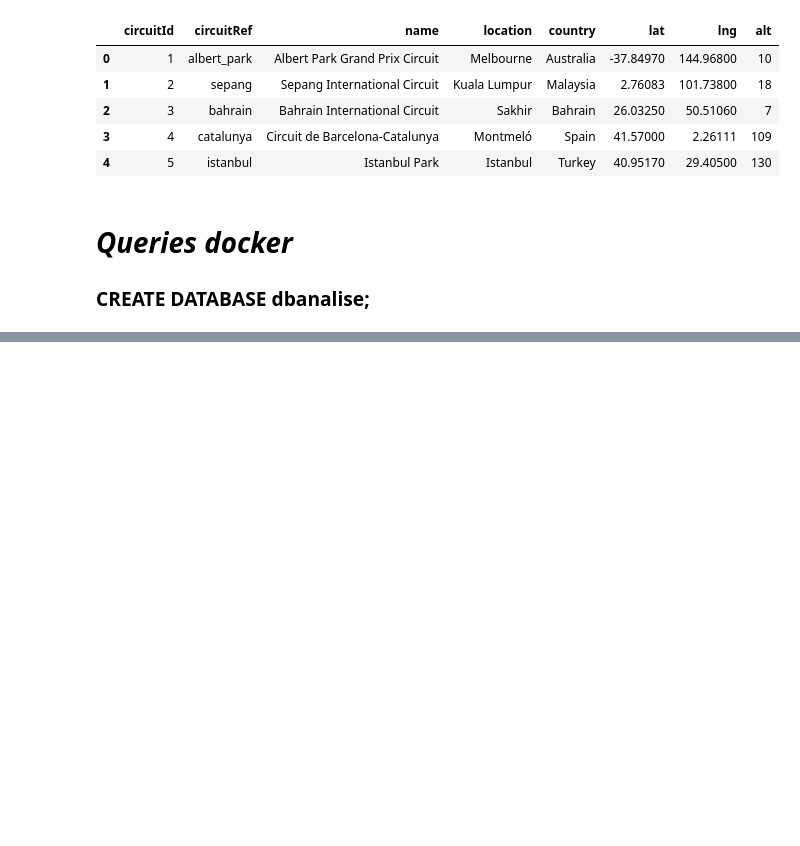
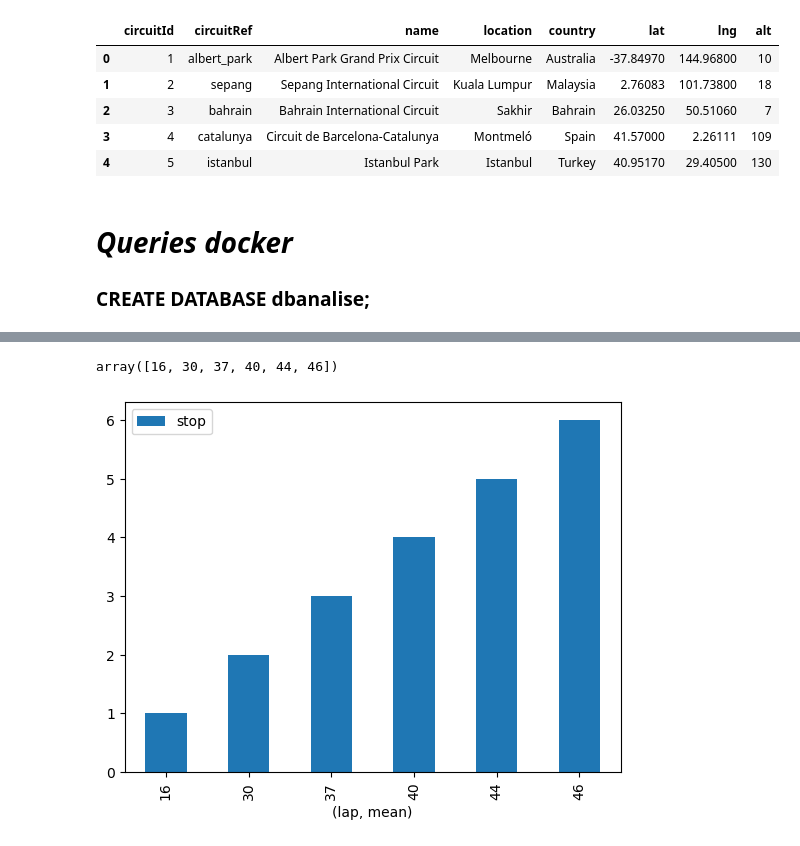
Before and after one commit to SouzaGabriel26/projeto-integrador3, a Jupyter notebook: leituraDados.ipynb, the cells around one changed output, grey strips where cells are left out. Drawn from its saved outputs; the diff is of its cells as text; code cells hidden in the pictures; blank space fills up the shorter version.

Commit message:
análise grafico de barras: stops x laps

```diff
--- a/leituraDados.ipynb
+++ b/leituraDados.ipynb
@@ -117,0 +124,4 @@ df_dimensao_circuito.head()
+# %%
+teste = pit_stops.groupby(by='stop').agg({'lap': [np.mean] }).astype(int).reset_index()
+teste.index = np.unique(pit_stops['stop'])
+teste
@@ -117,0 +137,10 @@ df_dimensao_circuito.head()
+# %%
+np.unique(teste.lap)
+# %% [output]
+array([16, 30, 37, 40, 44, 46])
+# %%
+teste.plot(x=1, y='stop', kind='bar')
+
+plt.show()
+# %% [output]
+[figure, added]
```
Also changed, not shown: parts of 15 cells of this notebook.
